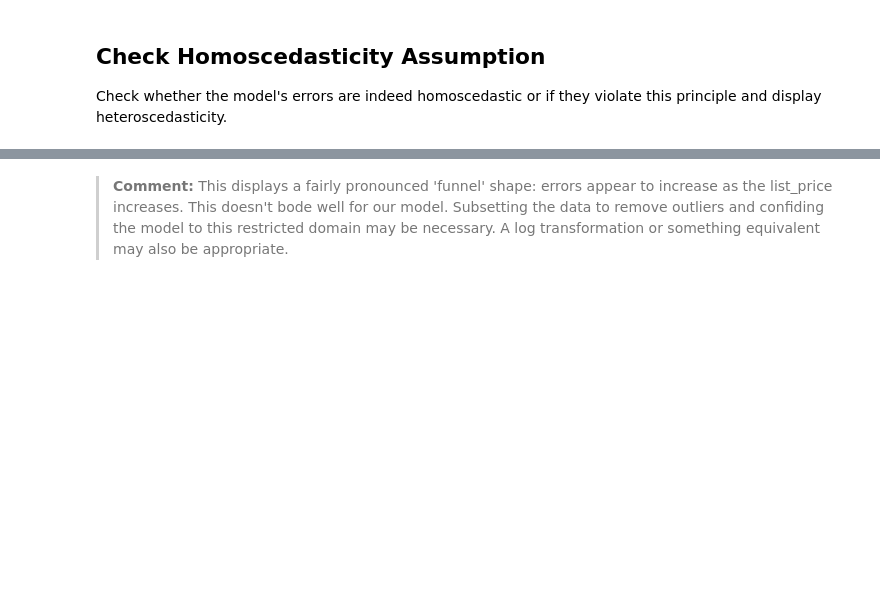
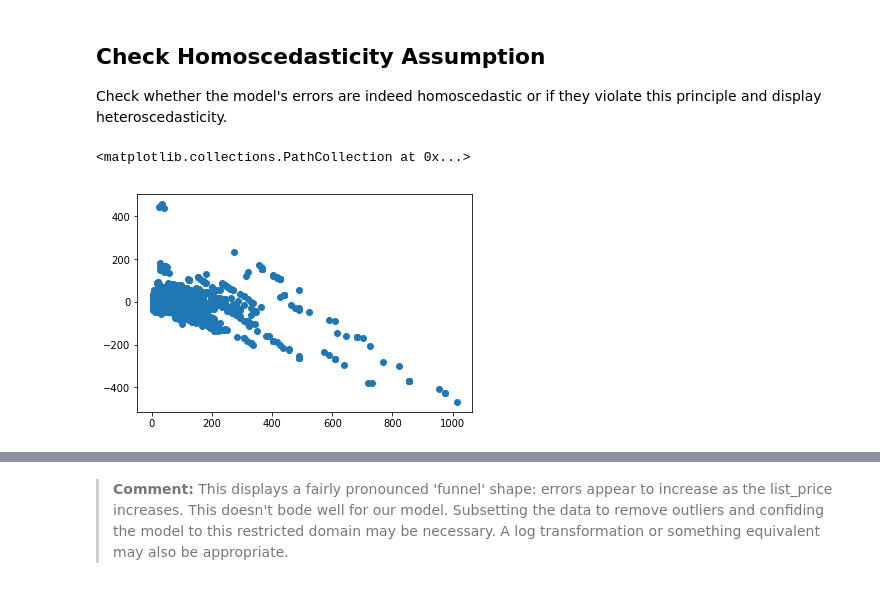
Before and after one commit to npschafer/dsc-modeling-your-data-lab-houston-ds-042219, a Jupyter notebook: index.ipynb, the cells around one changed output, grey strips where cells are left out. Saved outputs shown, nothing was run; the diff lists cells and outputs as text; code cells hidden in the pictures; blank space fills up the shorter version.

```diff
--- a/index.ipynb
+++ b/index.ipynb
@@ -449,4 +449,7 @@ plt.hist(model.predict(exog=X_test)-y_test)
 
 Check whether the model's errors are indeed homoscedastic or if they violate this principle and display heteroscedasticity.
 # %%
-plt.scatter(model.predict(exog=X_test)-y_test)
+plt.scatter(y_train, model.predict(exog=X_test)-y_test)
+# %% [output]
+<matplotlib.collections.PathCollection at 0x...>
+[figure, added]
```
Also changed, not shown: parts of 1 cell of this notebook.
